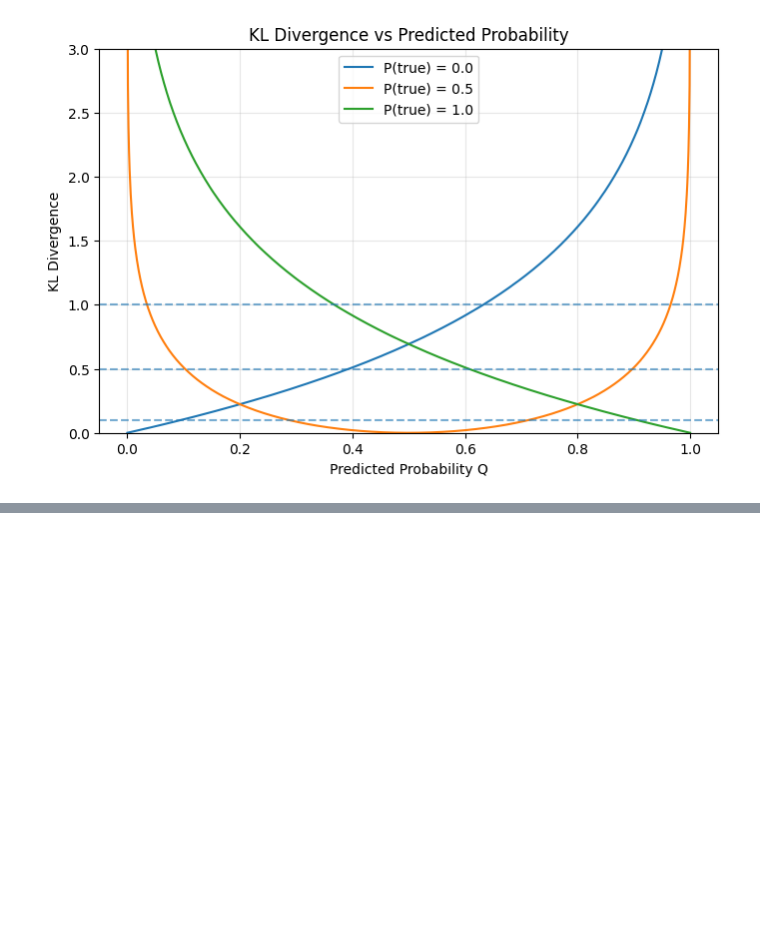
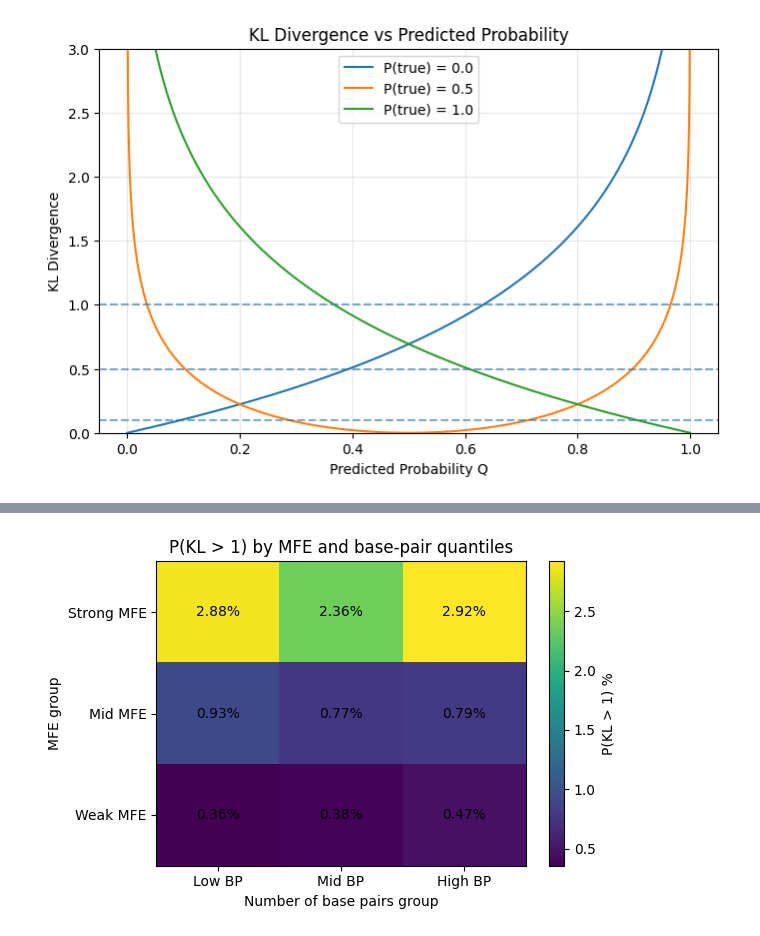
Before and after one commit to log2718/interpretable-splicing-model-torch, a Jupyter notebook: performance/inspect_features.ipynb, the cells around one changed output, grey strips where cells are left out. Saved outputs shown, nothing was run; the diff lists cells and outputs as text; code cells hidden in the pictures; blank space fills up the shorter version.

Commit message:
update charts

```diff
--- a/performance/inspect_features.ipynb
+++ b/performance/inspect_features.ipynb
@@ -278,3 +278,16 @@ plt.grid(alpha=0.3)
 plt.show()
 # %% [output]
 [figure]
+# %%
+df["num_base_pairs"] = df["predicted_ss"].apply(lambda s: str(s).count("("))
+df["paired_nt_fraction"] = 2 * df["num_base_pairs"] / df["predicted_ss"].str.len()
+
+def spearman_manual(a, b):
+    ra = pd.Series(a).rank()
+    rb = pd.Series(b).rank()
+    return ra.corr(rb)
+
+print("Manual Spearman correlations:")
+print("num_base_pairs vs predicted_mfe =", spearman_manual(df["num_base_pairs"], df["predicted_mfe"]))
+print("num_base_pairs vs kl =", spearman_manual(df["num_base_pairs"], df["kl"]))
+print("paired_nt_fraction vs kl =", spearman_manual(df["paired_nt_fraction"], df["kl"]))
@@ -280,0 +361,23 @@ plt.show()
+# %%
+import matplotlib.pyplot as plt
+
+plt.figure(figsize=(6, 4))
+plt.imshow(grid_percent, aspect="auto")
+plt.colorbar(label="P(KL > 1) %")
+
+plt.xticks(range(len(grid_percent.columns)), grid_percent.columns)
+plt.yticks(range(len(grid_percent.index)), grid_percent.index)
+
+plt.xlabel("Number of base pairs group")
+plt.ylabel("MFE group")
+plt.title("P(KL > 1) by MFE and base-pair quantiles")
+
+for i in range(grid_percent.shape[0]):
+    for j in range(grid_percent.shape[1]):
+        val = grid_percent.iloc[i, j]
+        plt.text(j, i, f"{val:.2f}%", ha="center", va="center")
+
+plt.tight_layout()
+plt.show()
+# %% [output]
+[figure, added]
```
Also changed, not shown: parts of 8 cells of this notebook, 2 other files.
